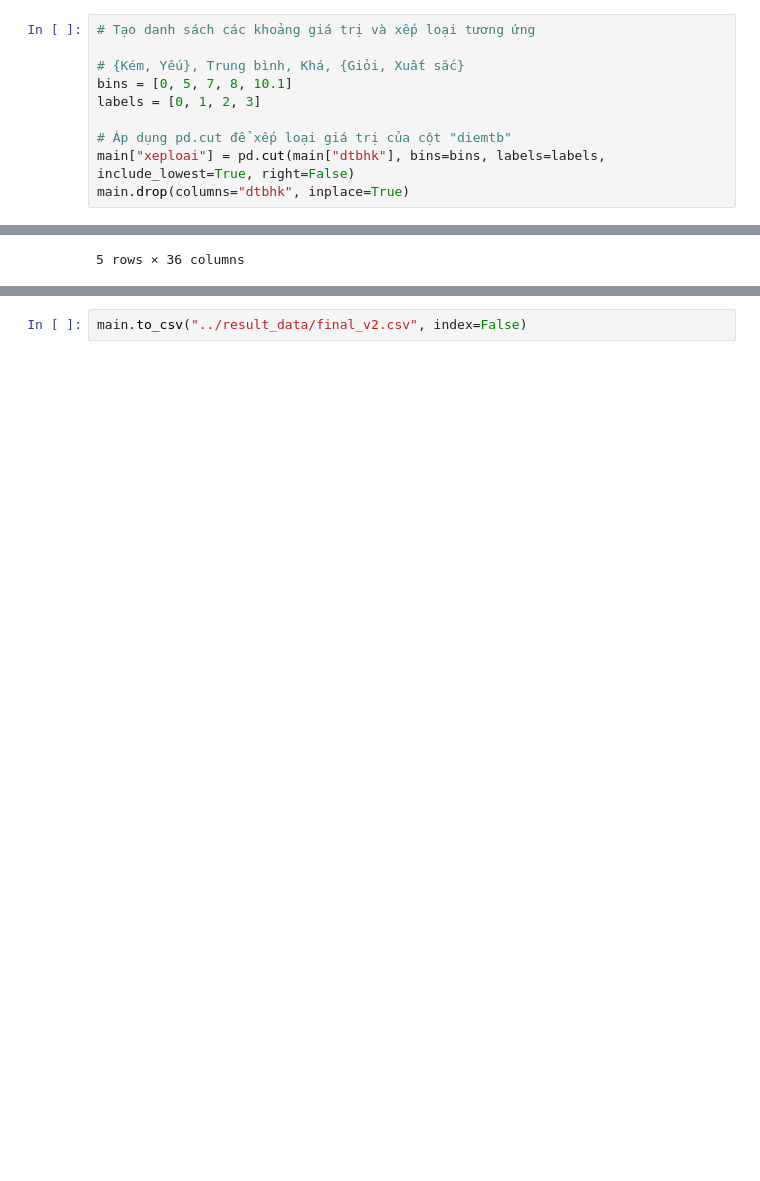
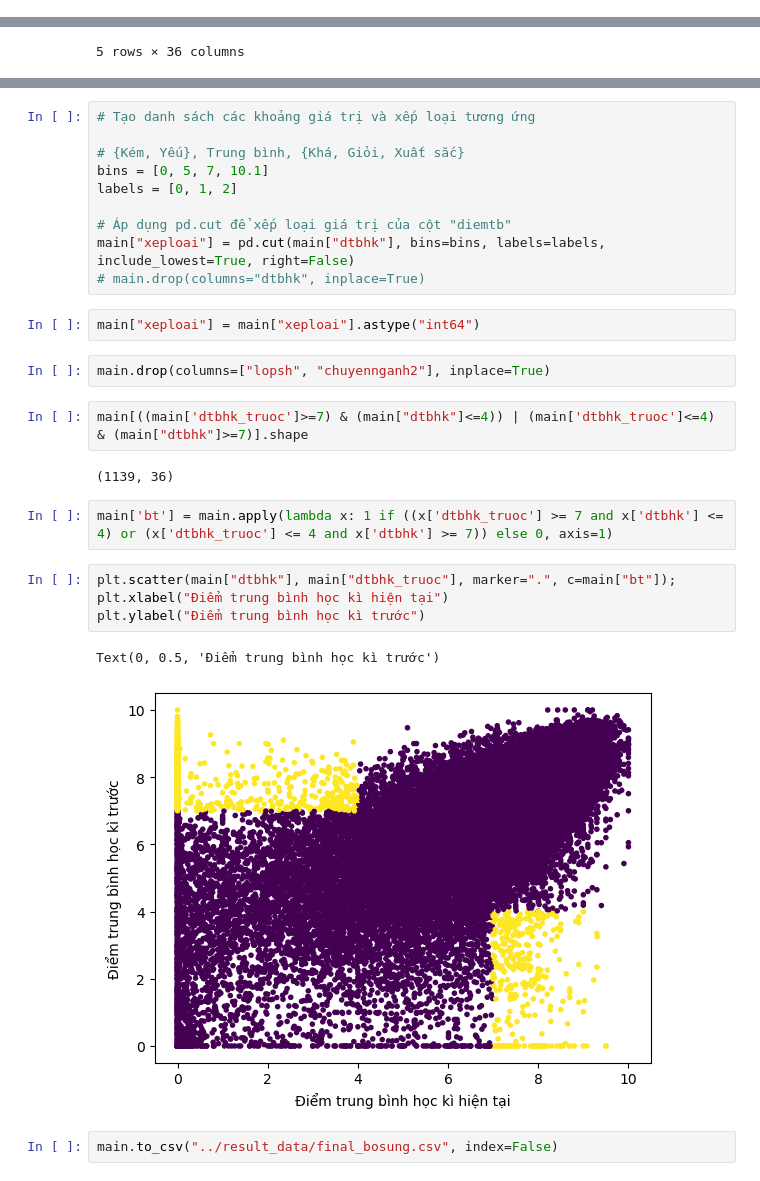
Before and after one commit to anhducbuui270802/Educational_DataMining, a Jupyter notebook: merge_data/merge_data.ipynb, the cells around one changed output, grey strips where cells are left out. Saved outputs shown, nothing was run; the diff lists cells and outputs as text; blank space fills up the shorter version.

```diff
--- a/merge_data/merge_data.ipynb
+++ b/merge_data/merge_data.ipynb
@@ -359,16 +359,6 @@ main = pd.merge(df, count_df, on=["mssv", "namhoc", "hocky"], how="left")
 main.shape
 # %% [output]
 (64416, 29)
-# %%
-# Tạo danh sách các khoảng giá trị và xếp loại tương ứng
-
-# {Kém, Yếu}, Trung bình, Khá, {Giỏi, Xuất sắc}
-bins = [0, 5, 7, 8, 10.1]
-labels = [0, 1, 2, 3]
-
-# Áp dụng pd.cut để xếp loại giá trị của cột "diemtb"
-main["xeploai"] = pd.cut(main["dtbhk"], bins=bins, labels=labels, include_lowest=True, right=False)
-main.drop(columns="dtbhk", inplace=True)
 # %%
 def convert_DRL_to_xeploai(x):
   if x < 35:
@@ -425,2 +418,29 @@ main.head()
+# %%
+# Tạo danh sách các khoảng giá trị và xếp loại tương ứng
+
+# {Kém, Yếu}, Trung bình, {Khá, Giỏi, Xuất sắc}
+bins = [0, 5, 7, 10.1]
+labels = [0, 1, 2]
+
+# Áp dụng pd.cut để xếp loại giá trị của cột "diemtb"
+main["xeploai"] = pd.cut(main["dtbhk"], bins=bins, labels=labels, include_lowest=True, right=False)
+# main.drop(columns="dtbhk", inplace=True)
+# %%
+main["xeploai"] = main["xeploai"].astype("int64")
+# %%
+main.drop(columns=["lopsh", "chuyennganh2"], inplace=True)
+# %%
+main[((main['dtbhk_truoc']>=7) & (main["dtbhk"]<=4)) | (main['dtbhk_truoc']<=4) & (main["dtbhk"]>=7)].shape
+# %% [output]
+(1139, 36)
+# %%
+main['bt'] = main.apply(lambda x: 1 if ((x['dtbhk_truoc'] >= 7 and x['dtbhk'] <= 4) or (x['dtbhk_truoc'] <= 4 and x['dtbhk'] >= 7)) else 0, axis=1)
+# %%
+plt.scatter(main["dtbhk"], main["dtbhk_truoc"], marker=".", c=main["bt"]);
+plt.xlabel("Điểm trung bình học kì hiện tại")
+plt.ylabel("Điểm trung bình học kì trước")
+# %% [output]
+Text(0, 0.5, 'Điểm trung bình học kì trước')
+[figure, added]
 # %%
-main.to_csv("../result_data/final_v2.csv", index=False)
+main.to_csv("../result_data/final_bosung.csv", index=False)
```
Also changed, not shown: parts of 3 cells of this notebook, 7 other files.
